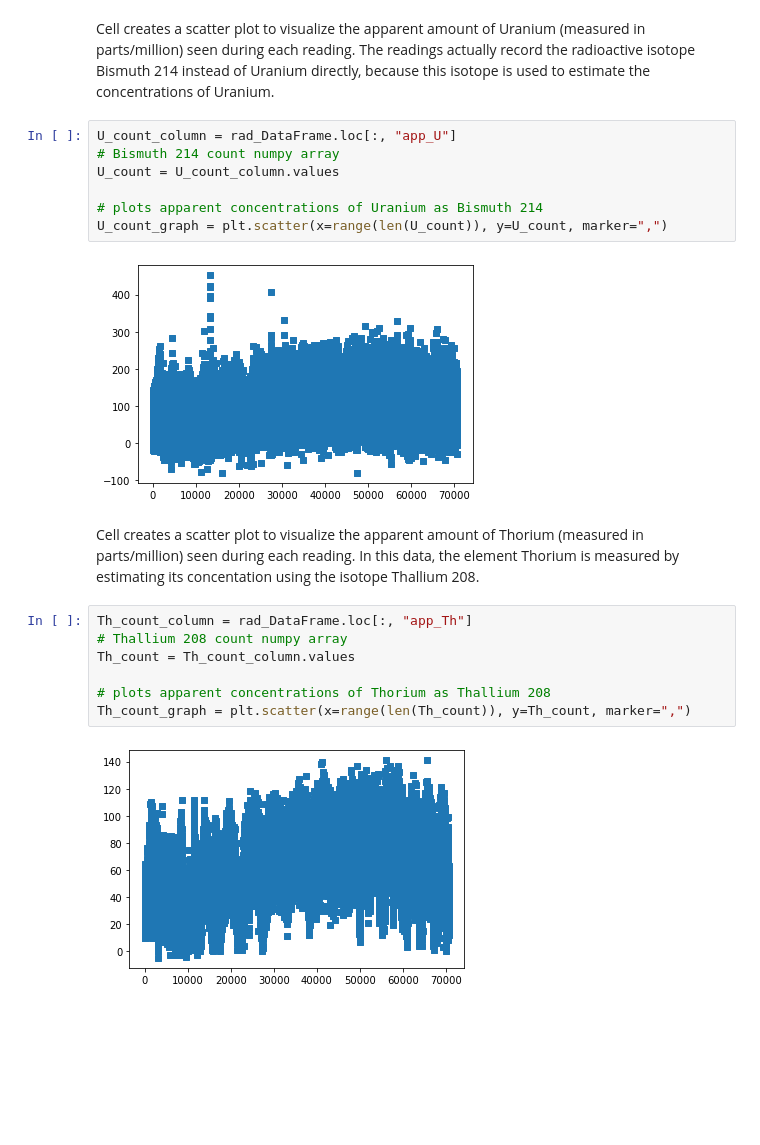
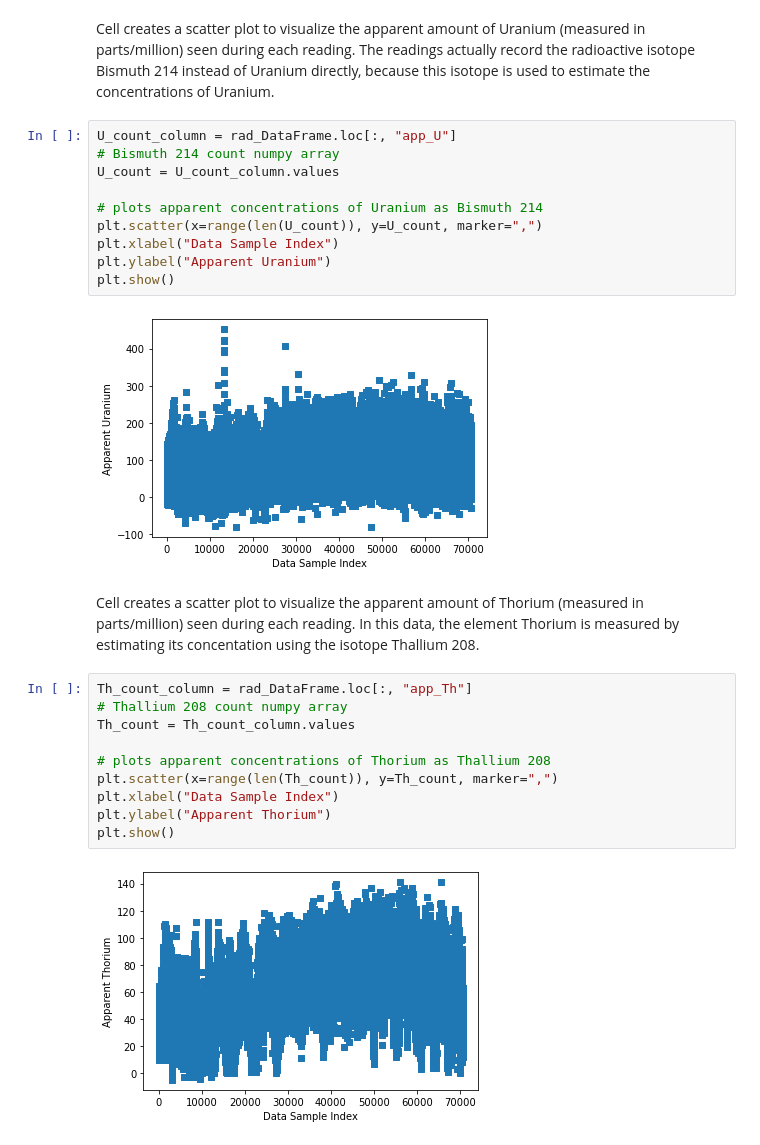
Before and after one commit to malbert131/FRI_Group_4_Project, a Jupyter notebook: main.ipynb, the cells around one changed output. Saved outputs shown, nothing was run; the diff lists cells and outputs as text; blank space fills up the shorter version.

```diff
--- a/main.ipynb
+++ b/main.ipynb
@@ -167,17 +173,23 @@ U_count_column = rad_DataFrame.loc[:, "app_U"]
 U_count = U_count_column.values
 
 # plots apparent concentrations of Uranium as Bismuth 214
-U_count_graph = plt.scatter(x=range(len(U_count)), y=U_count, marker=",")
+plt.scatter(x=range(len(U_count)), y=U_count, marker=",")
+plt.xlabel("Data Sample Index")
+plt.ylabel("Apparent Uranium")
+plt.show()
 # %% [output]
-[figure, old version]
+[figure, new version]
 # %% [markdown]
 Cell creates a scatter plot to visualize the apparent amount of Thorium (measured in parts/million) seen during each reading. In this data, the element Thorium is measured by estimating its concentation using the isotope Thallium 208.
 # %%
 Th_count_column = rad_DataFrame.loc[:, "app_Th"]
 # Thallium 208 count numpy array
 Th_count = Th_count_column.values
 
 # plots apparent concentrations of Thorium as Thallium 208
-Th_count_graph = plt.scatter(x=range(len(Th_count)), y=Th_count, marker=",")
+plt.scatter(x=range(len(Th_count)), y=Th_count, marker=",")
+plt.xlabel("Data Sample Index")
+plt.ylabel("Apparent Thorium")
+plt.show()
 # %% [output]
-[figure, old version]
+[figure, new version]
```
Also changed, not shown: parts of 2 cells of this notebook.
